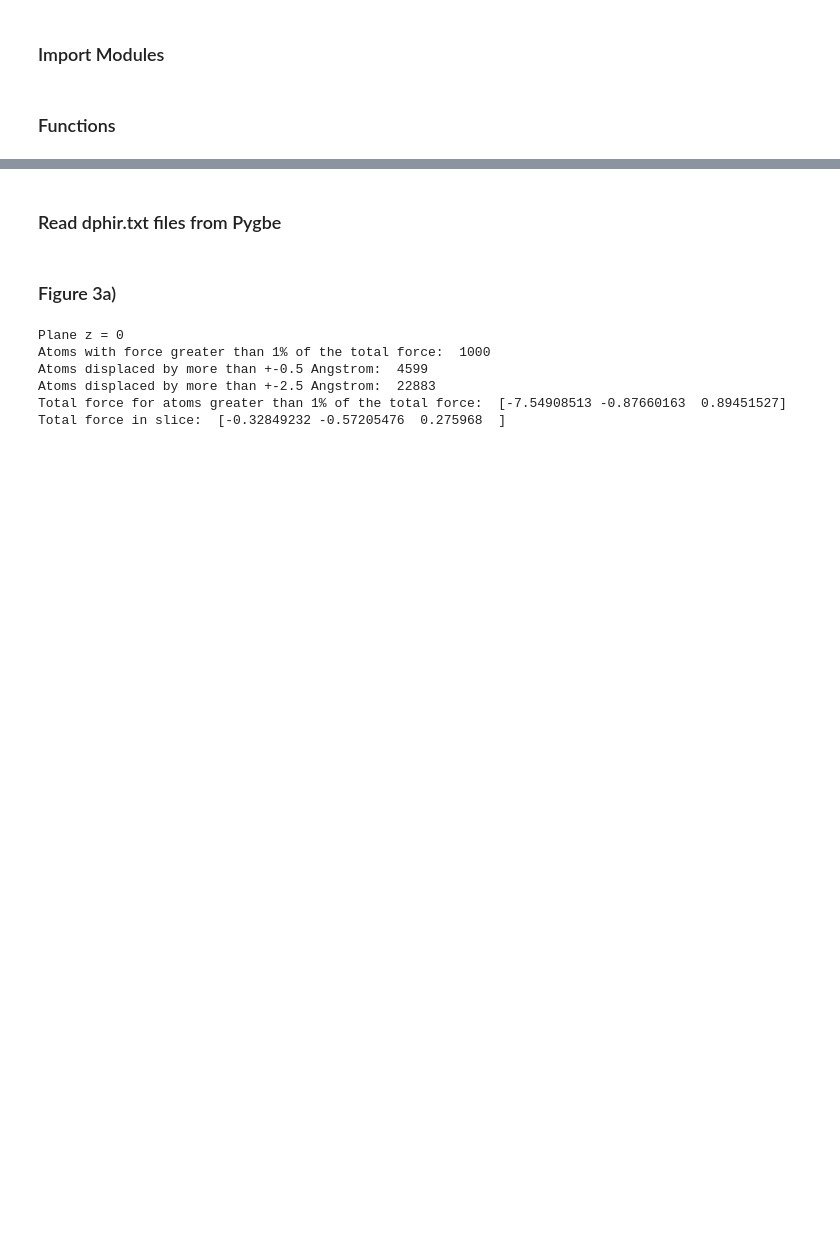
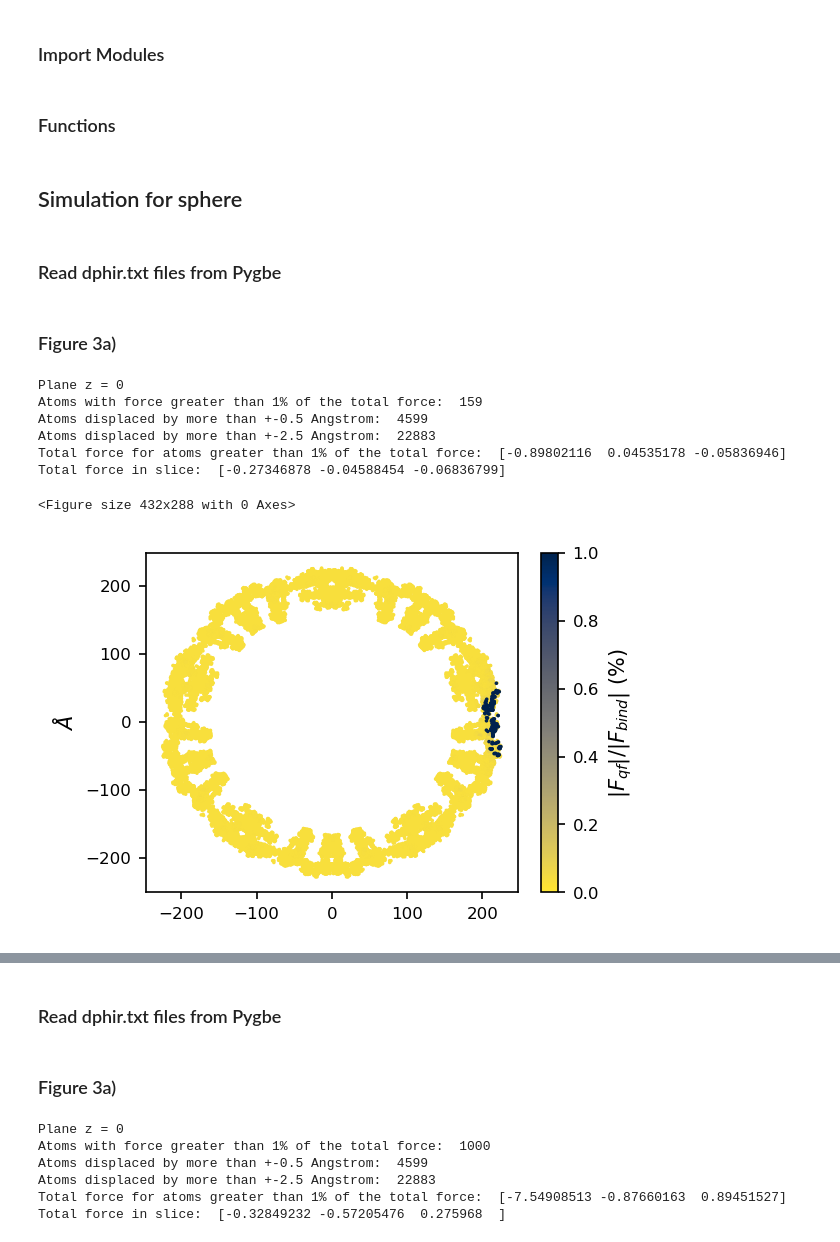
Before and after one commit to iaddison-smith/plots_afmtip, a Jupyter notebook: Forcesqf_afmtip.ipynb, the cells around one changed output, grey strips where cells are left out. Cells and saved outputs as stored; diff of their text form; code cells hidden in the pictures; blank space fills up the shorter version.

Commit message:
Added all cases for forcesqf_afmtip

```diff
--- a/Forcesqf_afmtip.ipynb
+++ b/Forcesqf_afmtip.ipynb
@@ -137,3 +137,7 @@ def get_qnet_planes(x_min,x_max, h,  q, types, position, amino_acid_name):
             qnet_chain[chain_name][j] = numpy.sum(q[near_plane_abs[near_plane_chain[chain_name]]])
         j += 1
     return planes, qnet_chain
+# %% [markdown]
+## Simulation for sphere
+# %% [markdown]
+### Read dphir.txt files from Pygbe
@@ -139,0 +179,42 @@ def get_qnet_planes(x_min,x_max, h,  q, types, position, amino_acid_name):
+# %% [markdown]
+### Figure 3a)
+# %%
+# Force qf plot for plane x-y (z=0) for capsid
+# Select plane for the plot
+plane = 0#-145.25
+near_plane = numpy.where(abs(position[:,2]-plane)<0.5)[0] # Atoms between +-0.5 A
+near_plane2 = numpy.where(abs(position[:,2]-plane)<2.5)[0] # Atoms between +-2.5 A
+
+# Plotting
+x = position[near_plane,0]
+y = position[near_plane,1]
+x2 = position[near_plane2,0]
+y2 = position[near_plane2,1]
+f_porcent = 100*(fqf_mag_386[near_plane])/(f_tot_mag_386) #Force percentage
+f_porcent2 = 100*(fqf_mag_386[near_plane2])/(f_tot_mag_386) #Force percentage
+f_greater  = numpy.where(f_porcent2 > 1)[0] #Detect forces greater than 1% of the total force
+fqf_plane = fqf_386[near_plane2]
+fqf_plane_greater = fqf_plane[f_greater]
+
+plt.clf()
+plt.figure(figsize=(4,3),dpi=150)
+plt.scatter(x2,y2,c=f_porcent2,s=0.5, cmap='cividis_r',vmin=-0.3)
+plt.scatter(x2[f_greater],y2[f_greater],c=f_porcent2[f_greater],cmap='cividis_r',s=0.5,vmin=0,vmax=1.0)
+plt.colorbar(label=r'$ \| F_{qf} \|  /  \| F_{bind} \| $ (%) ')
+plt.ylabel('$\AA$')
+plt.savefig('plots\\forces_qf_condelta_3a_{0}.pdf'.format(case), format='pdf',dpi=300,bbox_inches='tight')
+print('Plane z =', plane)
+print('Atoms with force greater than 1% of the total force: ', len(f_greater))
+print('Atoms displaced by more than +-0.5 Angstrom: ', len(near_plane))
+print('Atoms displaced by more than +-2.5 Angstrom: ', len(near_plane2))
+print('Total force for atoms greater than 1% of the total force: ', numpy.sum(fqf_plane_greater,axis=0))
+print('Total force in slice: ', numpy.sum(fqf_plane,axis=0))
+# %% [output]
+Plane z = 0
+Atoms with force greater than 1% of the total force:  159
+Atoms displaced by more than +-0.5 Angstrom:  4599
+Atoms displaced by more than +-2.5 Angstrom:  22883
+Total force for atoms greater than 1% of the total force:  [-0.89802116  0.04535178 -0.05836946]
+Total force in slice:  [-0.27346878 -0.04588454 -0.06836799]
+<Figure size 432x288 with 0 Axes>
+[figure, added]
```
Also changed, not shown: parts of 54 cells of this notebook.
